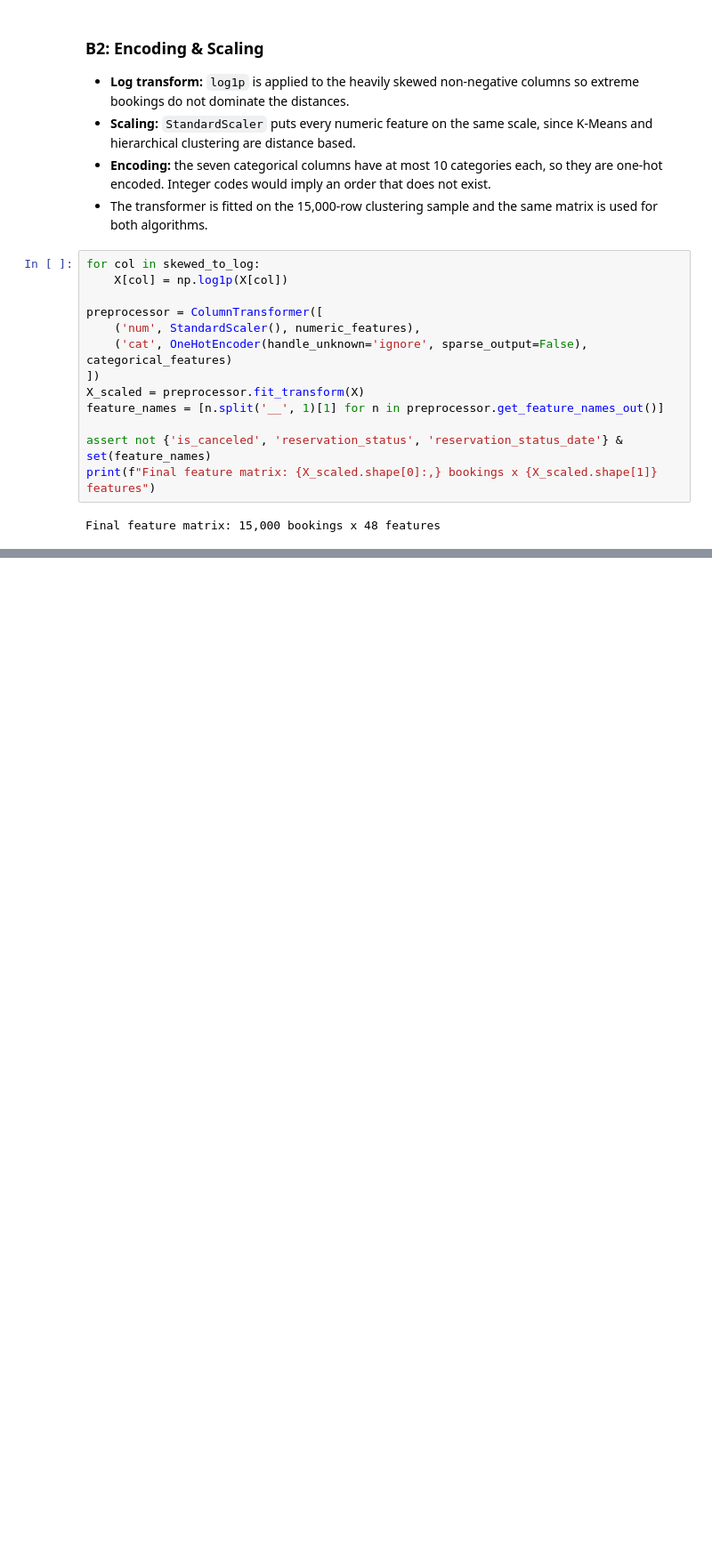
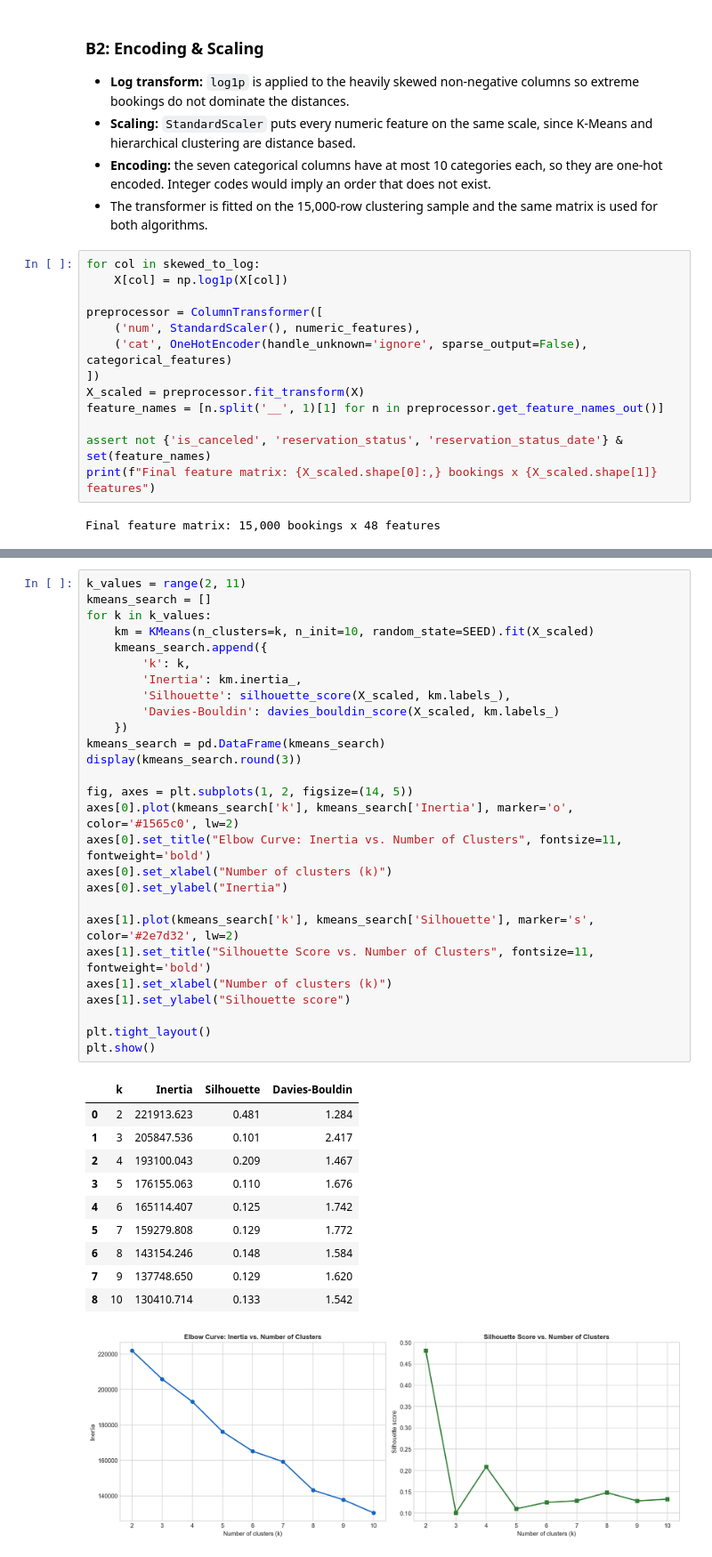
Before and after one commit to likhith1253/ML_Capstone, a Jupyter notebook: clustering/clustering.ipynb, the cells around one changed output, grey strips where cells are left out. Shown at 89% size. Drawn from its saved outputs; the diff is of its cells as text; blank space fills up the shorter version.

Commit message:
add kmeans clustering

```diff
--- a/clustering/clustering.ipynb
+++ b/clustering/clustering.ipynb
@@ -253,0 +262,39 @@ Final feature matrix: 15,000 bookings x 48 features
+# %%
+k_values = range(2, 11)
+kmeans_search = []
+for k in k_values:
+    km = KMeans(n_clusters=k, n_init=10, random_state=SEED).fit(X_scaled)
+    kmeans_search.append({
+        'k': k,
+        'Inertia': km.inertia_,
+        'Silhouette': silhouette_score(X_scaled, km.labels_),
+        'Davies-Bouldin': davies_bouldin_score(X_scaled, km.labels_)
+    })
+kmeans_search = pd.DataFrame(kmeans_search)
+display(kmeans_search.round(3))
+
+fig, axes = plt.subplots(1, 2, figsize=(14, 5))
+axes[0].plot(kmeans_search['k'], kmeans_search['Inertia'], marker='o', color='#1565c0', lw=2)
+axes[0].set_title("Elbow Curve: Inertia vs. Number of Clusters", fontsize=11, fontweight='bold')
+axes[0].set_xlabel("Number of clusters (k)")
+axes[0].set_ylabel("Inertia")
+
+axes[1].plot(kmeans_search['k'], kmeans_search['Silhouette'], marker='s', color='#2e7d32', lw=2)
+axes[1].set_title("Silhouette Score vs. Number of Clusters", fontsize=11, fontweight='bold')
+axes[1].set_xlabel("Number of clusters (k)")
+axes[1].set_ylabel("Silhouette score")
+
+plt.tight_layout()
+plt.show()
+# %% [output]
+|  | k | Inertia | Silhouette | Davies-Bouldin |
+| 0 | 2 | 221913.623 | 0.481 | 1.284 |
+| 1 | 3 | 205847.536 | 0.101 | 2.417 |
+| 2 | 4 | 193100.043 | 0.209 | 1.467 |
+| 3 | 5 | 176155.063 | 0.110 | 1.676 |
+| 4 | 6 | 165114.407 | 0.125 | 1.742 |
+| 5 | 7 | 159279.808 | 0.129 | 1.772 |
+| 6 | 8 | 143154.246 | 0.148 | 1.584 |
+| 7 | 9 | 137748.650 | 0.129 | 1.620 |
+| 8 | 10 | 130410.714 | 0.133 | 1.542 |
+[figure, added]
```
Also changed, not shown: parts of 10 cells of this notebook.
